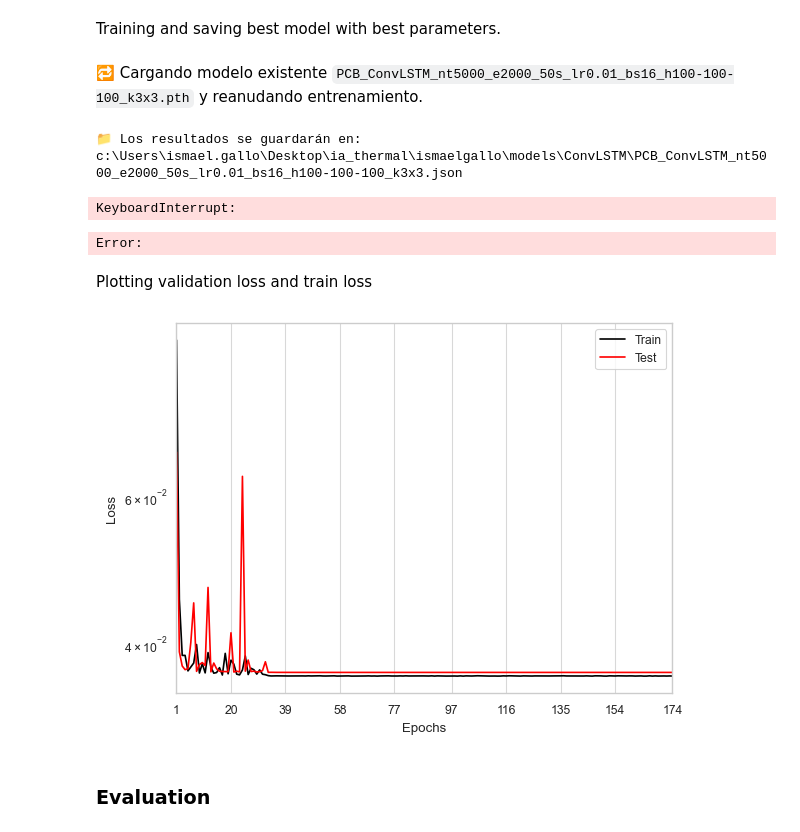
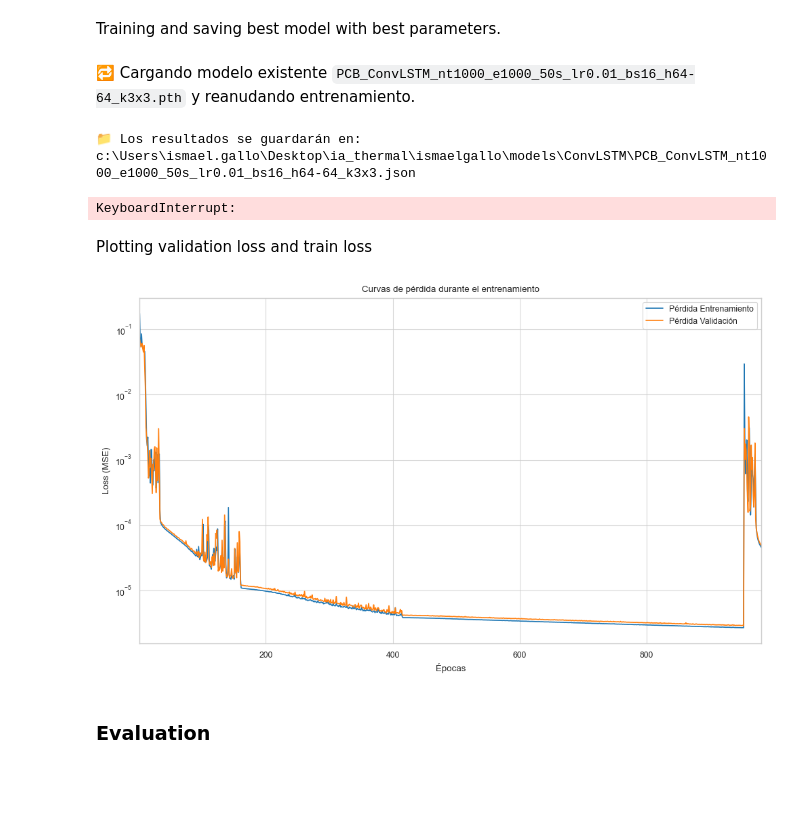
Before and after one commit to dgbarcena/ia_thermal, a Jupyter notebook: ismaelgallo/PCB_PINN_transient.ipynb, the cells around one changed output. Saved outputs shown, nothing was run; the diff lists cells and outputs as text; code cells hidden in the pictures; blank space fills up the shorter version.

```diff
--- a/ismaelgallo/PCB_PINN_transient.ipynb
+++ b/ismaelgallo/PCB_PINN_transient.ipynb
@@ -161,9 +161,9 @@ from PCB_solver_tr import PCB_solver_main, PCB_case_1, PCB_case_2
 # %% [markdown]
 Dataset hyperparameters
 # %%
-n_train = 5000
-n_test = 2000
-n_val = 500
+n_train = 1000
+n_test = 500
+n_val = 50
 time_sim = 50 # seconds
 
 batch_size = 16
@@ -211,13 +212,13 @@ KeyboardInterrupt:
 # %% [markdown]
 ### Hyperparameters of training
 # %%
-epochs = 2000
+epochs = 1000
 lr = 1e-2
 lrdecay = 0.1
 lrdecay_patience = 10
-early_stop_patience = 100
+early_stop_patience = 50
 
-hidden_dims = [100, 100, 100]  # Número de filtros en cada capa LSTM
+hidden_dims = [64, 64]  # Número de filtros en cada capa LSTM
 num_layers = len(hidden_dims)
 kernel_size = [(3,3)] * num_layers
 if kernel_size[0][0] % 2 == 0:
@@ -327,8 +328,8 @@ else:
 
 print("📁 Los resultados se guardarán en:", json_path)
 # %% [output]
-🔁 Cargando modelo existente `PCB_ConvLSTM_nt5000_e2000_50s_lr0.01_bs16_h100-100-100_k3x3.pth` y reanudando entrenamiento.
+🔁 Cargando modelo existente `PCB_ConvLSTM_nt1000_e1000_50s_lr0.01_bs16_h64-64_k3x3.pth` y reanudando entrenamiento.
-📁 Los resultados se guardarán en: c:\Users\ismael.gallo\Desktop\ia_thermal\ismaelgallo\models\ConvLSTM\PCB_ConvLSTM_nt5000_e2000_50s_lr0.01_bs16_h100-100-100_k3x3.json
+📁 Los resultados se guardarán en: c:\Users\ismael.gallo\Desktop\ia_thermal\ismaelgallo\models\ConvLSTM\PCB_ConvLSTM_nt1000_e1000_50s_lr0.01_bs16_h64-64_k3x3.json
 # %%
 # --- Bucle de entrenamiento desde start_epoch ---
 start_time_training = time.time() - (elapsed_previous * 60)
@@ -421,13 +422,12 @@ for epoch in range(start_epoch, epochs):
 print(f"Entrenamiento finalizado en {elapsed_minutes:.2f} minutos.")
 # %% [output]
 KeyboardInterrupt:
-Error:
 # %% [markdown]
 Plotting validation loss and train loss
 # %%
-plot_loss_evolution(train_loss, test_loss)
+plot_loss_curves(train_loss, test_loss)
 # %% [output]
-[figure, old version]
+[figure, new version]
 # %% [markdown]
 ### Evaluation
 # %%
```
Also changed, not shown: parts of 32 cells of this notebook, 34 other files.
